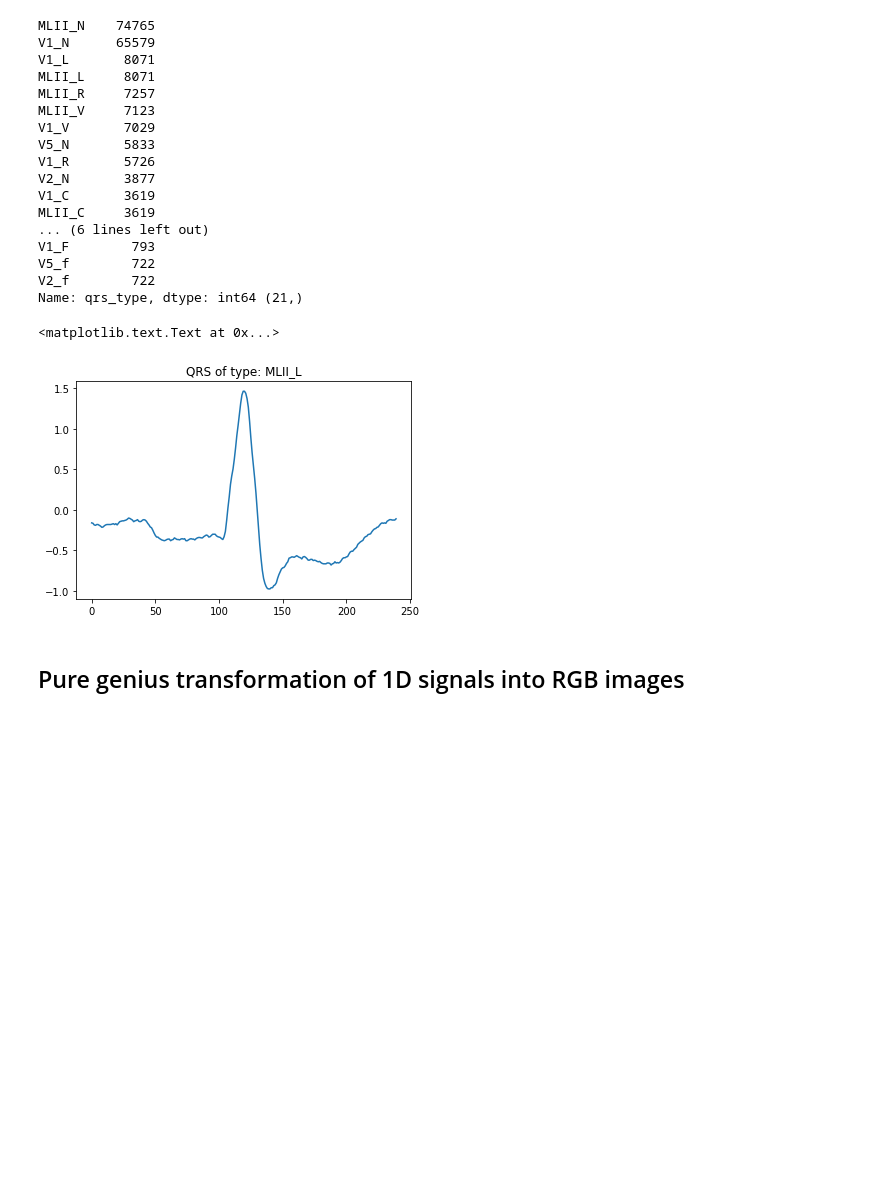
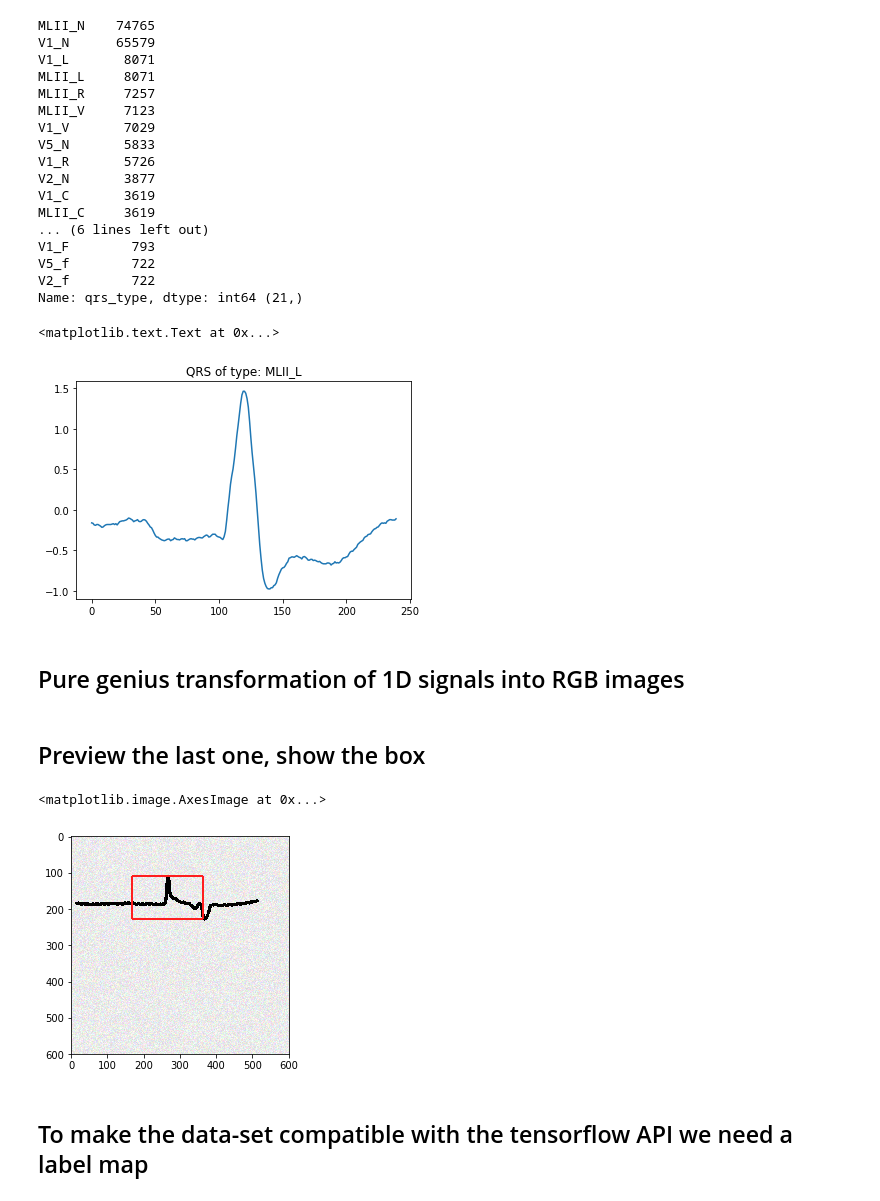
Before and after one commit to Nospoko/qrs-object, a Jupyter notebook: main.ipynb, the cells around one changed output. Saved outputs shown, nothing was run; the diff lists cells and outputs as text; code cells hidden in the pictures; blank space fills up the shorter version.

```diff
--- a/main.ipynb
+++ b/main.ipynb
@@ -153,18 +153,22 @@ def reshape(qrs, top_offset):
     return qrs
 # %%
 # Keep the tensorflow object_detection API standards for annotations
-def make_annotation(img, qrs_type, box, it):
+def make_annotation(img, qrs_type, box, filename, it):
     # Prepare the xml tree ...
     root = etree.Element('annotation')
 
     # Source branch
-    source = etree.SubElement(root, 'source')
+    source = etree.SubElement(root, 'size')
     e_width = etree.SubElement(source, 'width')
     e_width.text = str(img.shape[0])
     e_height = etree.SubElement(source, 'height')
     e_height.text = str(img.shape[1])
     e_depth = etree.SubElement(source, 'depth')
     e_depth.text = str(img.shape[2])
+
+    # Filename
+    e_fname = etree.SubElement(root, 'filename')
+    e_fname.text = filename
 
     # Object branch
     e_object = etree.SubElement(root, 'object')
@@ -182,7 +186,7 @@ def make_annotation(img, qrs_type, box, it):
     ymin.text = str(box[2])
     ymax = etree.SubElement(bndbox, 'ymax')
     ymax.text = str(box[3])
-    savepath = 'data/annotations/{}_{}.xml'.format(qrs_type, it)
+    savepath = 'annotations/xmls/{}_{}.xml'.format(qrs_type, it)
 
     # Use this tree to save it
     tree = etree.ElementTree(root)
@@ -193,6 +197,9 @@ for qrs_type in tqdm(classes):
     # Get all of that type
     ids = base['qrs_type'] == qrs_type
     partial = base.loc[ids]
+
+    # Mess them up
+    partial = partial.sample(frac = 1)
 
     for it in range(10):
         qrs = partial.iloc[it]['qrs_data']
@@ -231,13 +238,31 @@ for qrs_type in tqdm(classes):
         # Make it black on white
         img = cv2.bitwise_not(img)
 
-        # Add a bounnding box
+        # Draw a bounnding box
         # cv2.rectangle(img, pt1, pt2, (255, 30, 30), thickness = 4)
         # plt.imshow(img)
 
         # Write to drive
-        savepath = 'data/images/{}_{}.jpeg'.format(qrs_type, it)
+        filename = '{}_{}.jpeg'.format(qrs_type, it)
+        savepath = 'data/images/' + filename
         cv2.imwrite(savepath, img)
 
         # Straight to drive
-        make_annotation(img, qrs_type, box, it)
+        make_annotation(img, qrs_type, box, filename, it)
+# %% [markdown]
+## Preview the last one, show the box
+# %%
+# Extract the box
+left, right, top, bot = box
+# Must be tuple
+pt1 = (right, top)
+pt2 = (left, bot)
+
+# Draw a bounnding box
+cv2.rectangle(img, pt1, pt2, (255, 30, 30), thickness = 4)
+plt.imshow(img)
+# %% [output]
+<matplotlib.image.AxesImage at 0x...>
+[figure, added]
+# %% [markdown]
+## To make the data-set compatible with the tensorflow API we need a label map
```
Also changed, not shown: parts of 3 cells of this notebook, 5 other files.
